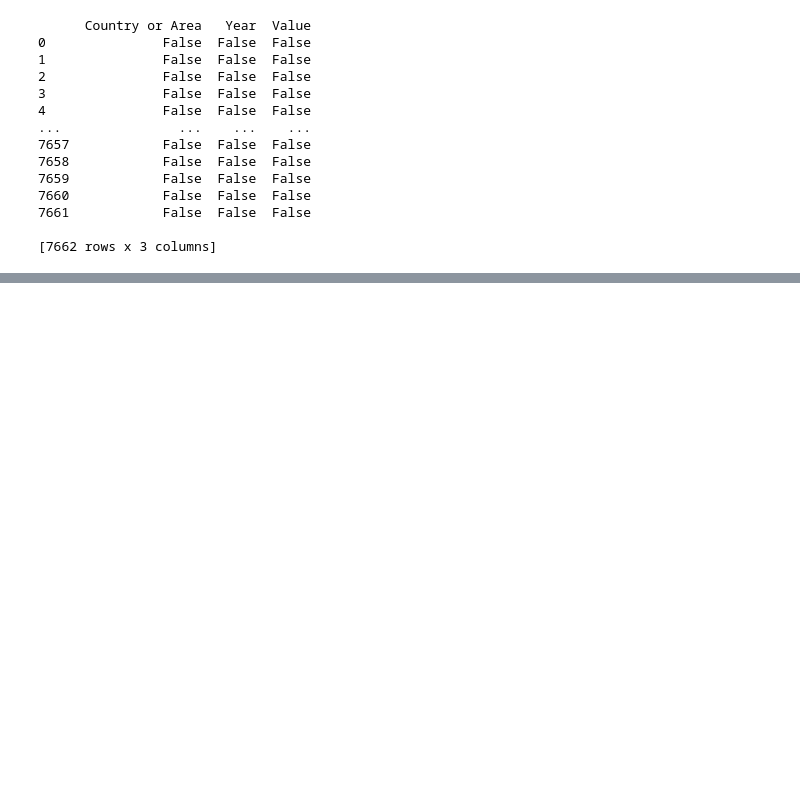
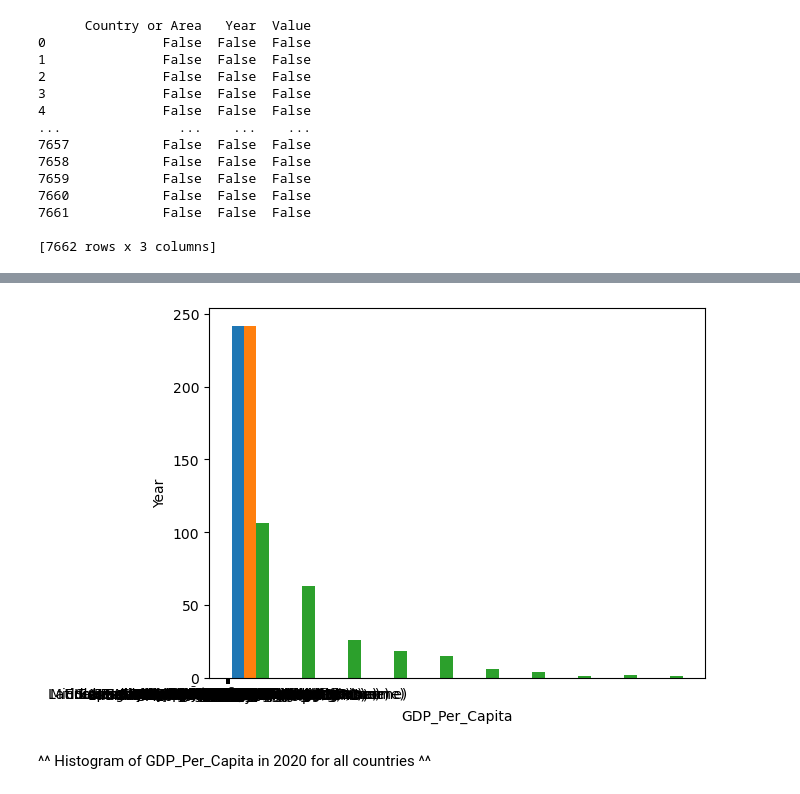
Before and after one commit to NSS-Data-Analytics-Cohort-12/un-python-wileymartin, a Jupyter notebook: Wiley.ipynb, the cells around one changed output, grey strips where cells are left out. Cells and saved outputs as stored; diff of their text form; code cells hidden in the pictures; blank space fills up the shorter version.

```diff
--- a/Wiley.ipynb
+++ b/Wiley.ipynb
@@ -8,3 +6,5 @@ gdp_df = pd.read_csv("C:\DA12\Projects\Python\data\gdp_percapita1.csv")
+# %%
+gdp_df = pd.read_csv(r"C:\DA12\Projects\Python\Projects\un-python-wileymartin\data\gdp_percapita1.csv")
 # %%
 gdp_df.info()
 # %% [output]
@@ -123,0 +129,12 @@ ValueError: 'gdp_df' is not one of the example datasets.
+# %%
+gd = gdp_df.drop('Value Footnotes' ,axis =1)
+gd_rename = gd.rename(columns={'Country or Area' : 'Country', 'Year' : 'Year' , 'Value' : ' GDP_Per_Capita'})
+gdp_2020 = gd_rename[gd_rename["Year"] == 2020]
+plt.hist(gdp_2020)
+plt.xlabel('GDP_Per_Capita')
+plt.ylabel('Year')
+plt.show()
+# %% [output]
+[figure, added]
+# %% [markdown]
+ ^^ Histogram of GDP_Per_Capita in 2020 for all countries ^^
```
Also changed, not shown: parts of 20 cells of this notebook.
